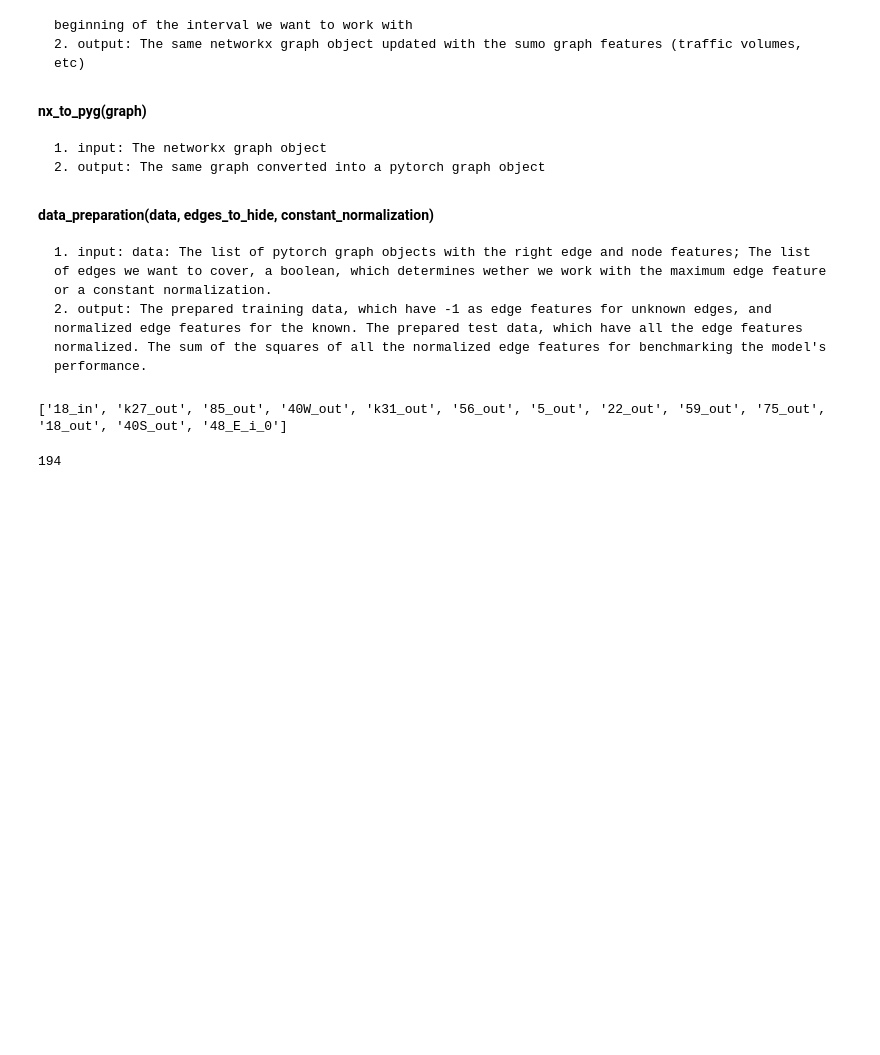
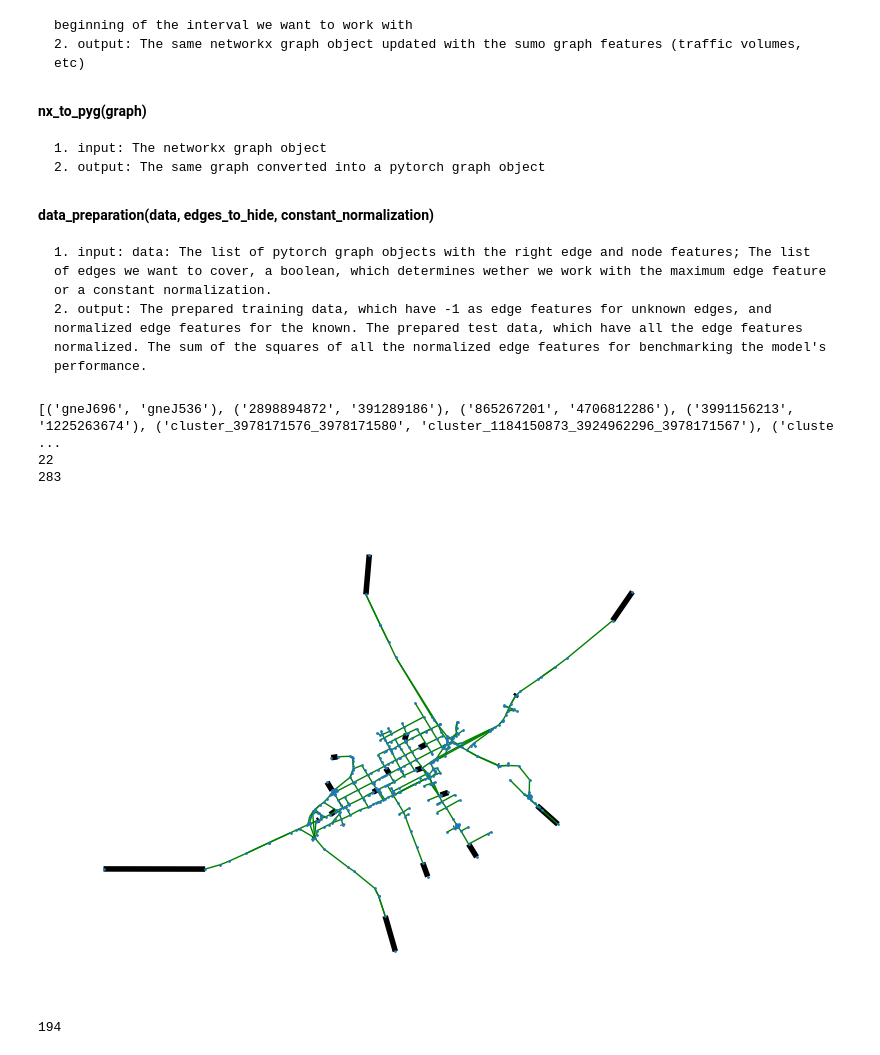
Before and after one commit to Nemesaaa/Projectlab, a Jupyter notebook: Codes/Data_handling.ipynb, the cells around one changed output. Cells and saved outputs as stored; diff of their text form; code cells hidden in the pictures; blank space fills up the shorter version.

Commit message:
district outlay is done

```diff
--- a/Codes/Data_handling.ipynb
+++ b/Codes/Data_handling.ipynb
@@ -104,12 +112,22 @@ def get_k_neighbour_edges_of_edge(graph, edge, k):
                 reachable_edges.add(tuple(sorted((node, neighbor))))
     return reachable_edges
 # %%
-def create_districts(graph, edges_to_select, k: int, lower_bound: float):
+def create_districts(graph, edges_to_select, k: int, j: int, lower_bound: float):
     set_of_edges = set(graph.edges)
     i = 0
     while len(set_of_edges) != 0 and i<500:
-        edge = random.choice(tuple(set_of_edges))
-        set_of_edge_neighbors = get_k_neighbour_edges_of_edge(graph, edge, k)
+        if edges_to_select != []:
+            edge = edges_to_select[0]
+            edges_to_select.remove(edge)
+            from_list = True
+        else:
+            edge = random.choice(tuple(set_of_edges))
+            from_list = False
+        if from_list:
+            set_of_edge_neighbors = get_k_neighbour_edges_of_edge(graph, edge, j)
+        else:
+            set_of_edge_neighbors = get_k_neighbour_edges_of_edge(graph, edge, k)
+
         u, v = edge
         set_of_edge_neighbors.add(edge)
         intersection = set_of_edge_neighbors.intersection(set_of_edges)
@@ -151,7 +169,7 @@ def plot_graph_data_debug(G):
     nx.draw(G, pos, with_labels=False, node_size=1, edge_color='none')
 
     # Draw edges with custom colors
-    nx.draw_networkx_edges(G, pos, edgelist=edges_in_district, edge_color='green', width=1)
+    nx.draw_networkx_edges(G, pos, edgelist=edges_in_district, edge_color='black', width=4)
     nx.draw_networkx_edges(G, pos, edgelist=edges_out_district, edge_color='green', width=1)
     # Display the plot
     plt.show()
@@ -204,17 +222,20 @@ def get_shortest_paths_edges(graph):
     #print(nodes_from, nodes_to)
 # %%
 G1 = read_sumo_net2('../Data/s_gyor.net.xml') # type: ignore
-edges = get_start_end_points(G1)
-print(edges)
-#G1.remove_edge('370502474', 'cluster_1184280674_4523347826_4523347827')
-#G1.remove_node('370502474')
-#G1.remove_node('cluster_1184280674_4523347826_4523347827')
+edges_to_select = get_start_end_points(G1)
+print(edges_to_select)
+G1.remove_edge('370502474', 'cluster_1184280674_4523347826_4523347827')
+G1.remove_node('370502474')
+G1.remove_node('cluster_1184280674_4523347826_4523347827')
 #results = []
-#create_districts(G1, 0, 3, 0.3)
-#get_shortest_paths_edges(G1)
-#plot_graph_data_debug(G1)
+print(create_districts(G1, edges_to_select, 4, 5, 0.3))
+print(get_shortest_paths_edges(G1))
+plot_graph_data_debug(G1)
 # %% [output]
-['18_in', 'k27_out', '85_out', '40W_out', 'k31_out', '56_out', '5_out', '22_out', '59_out', '75_out', '18_out', '40S_out', '48_E_i_0']
+[('gneJ696', 'gneJ536'), ('2898894872', '391289186'), ('865267201', '4706812286'), ('3991156213', '1225263674'), ('cluster_3978171576_3978171580', 'cluster_1184150873_3924962296_3978171567'), ('cluste ...
+22
+283
+[figure, added]
 # %%
 # %% [output]
 194
```
Also changed, not shown: parts of 1 cell of this notebook.
